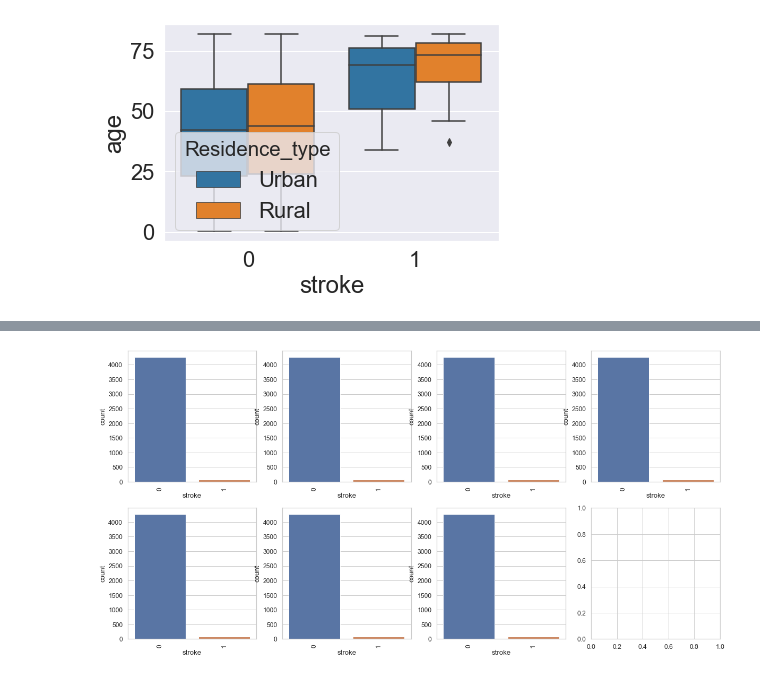
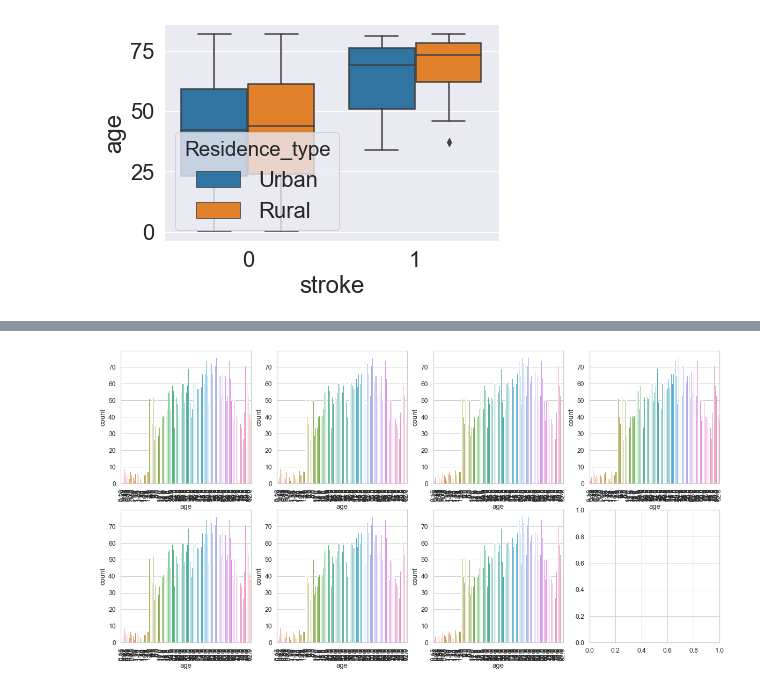
Before and after one commit to Coolbreeze151/Predicting-Stroke, a Jupyter notebook: Stroke Prediction.ipynb, the cells around one changed output, grey strips where cells are left out. Saved outputs shown, nothing was run; the diff lists cells and outputs as text; code cells hidden in the pictures.

```diff
--- a/Stroke Prediction.ipynb
+++ b/Stroke Prediction.ipynb
@@ -245,8 +245,8 @@ categorical = [
 # %%
 fig, ax = plt.subplots(2, 4, figsize=(20, 10))
 for variable, subplot in zip(categorical, ax.flatten()):
-    sns.countplot(train_df['stroke'], ax=subplot)
+    sns.countplot(train_df['age'], ax=subplot)
     for label in subplot.get_xticklabels():
         label.set_rotation(90)
 # %% [output]
-[figure, old version]
+[figure, new version]
```
